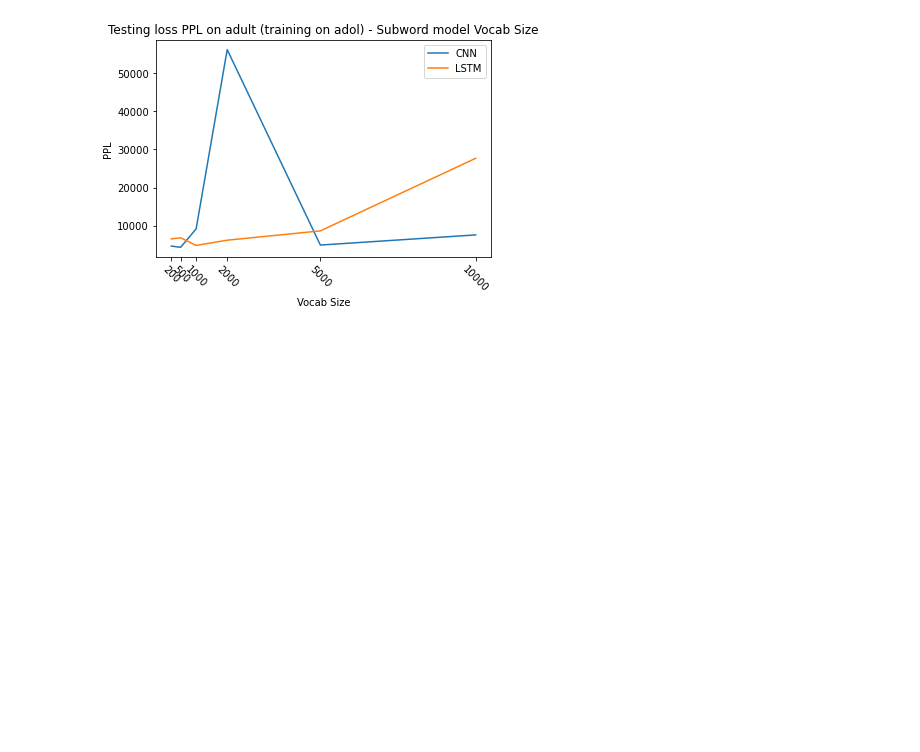
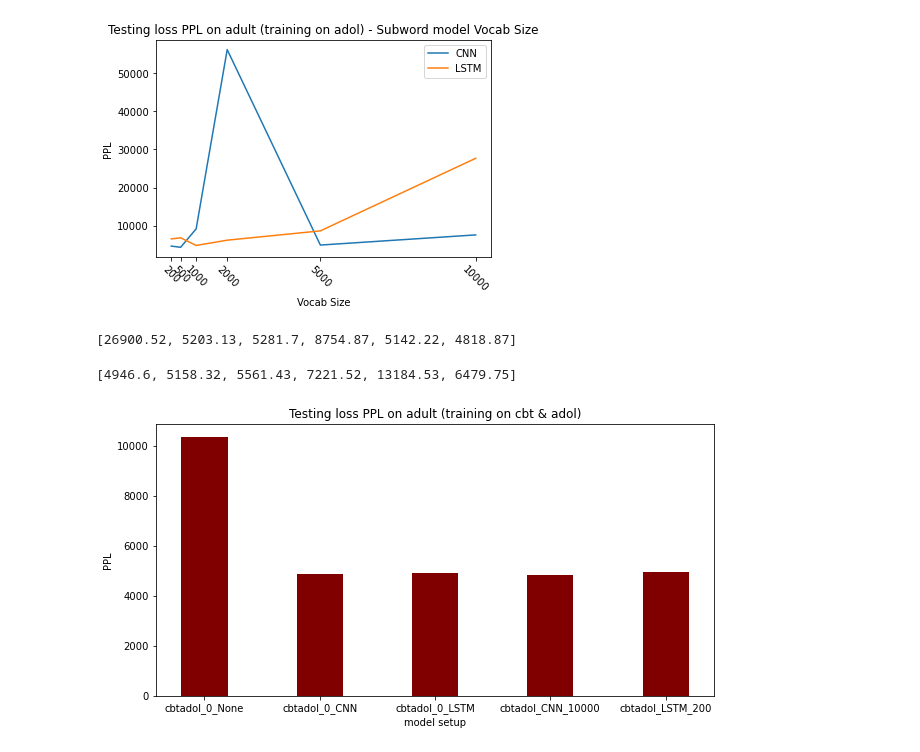
Before and after one commit to shifengxu/CE7455-FinalProject, a Jupyter notebook: log2plot.ipynb, the cells around one changed output. Cells and saved outputs as stored; diff of their text form; code cells hidden in the pictures; blank space fills up the shorter version.

Commit message:
added training performance
for cbtadol200 CNN

```diff
--- a/log2plot.ipynb
+++ b/log2plot.ipynb
@@ -548,0 +552,37 @@ plt.show()
+# %%
+cbtadol_sws_CNN_ppls = \
+[oS_cbtadol_200_CNN_testloss_adult_ppl[-1], oS_cbtadol_500_CNN_testloss_adult_ppl[-1], oS_cbtadol_1000_CNN_testloss_adult_ppl[-1], \
+ oS_cbtadol_2000_CNN_testloss_adult_ppl[-1], oS_cbtadol_5000_CNN_testloss_adult_ppl[-1], oS_cbtadol_10000_CNN_testloss_adult_ppl[-1]]
+# %%
+cbtadol_sws_CNN_ppls
+# %% [output]
+[26900.52, 5203.13, 5281.7, 8754.87, 5142.22, 4818.87]
+# %%
+cbtadol_sws_LSTM_ppls = \
+[oS_cbtadol_200_LSTM_testloss_adult_ppl[-1], oS_cbtadol_500_LSTM_testloss_adult_ppl[-1], oS_cbtadol_1000_LSTM_testloss_adult_ppl[-1], \
+ oS_cbtadol_2000_LSTM_testloss_adult_ppl[-1], oS_cbtadol_5000_LSTM_testloss_adult_ppl[-1], oS_cbtadol_10000_LSTM_testloss_adult_ppl[-1]]
+# %%
+cbtadol_sws_LSTM_ppls
+# %% [output]
+[4946.6, 5158.32, 5561.43, 7221.52, 13184.53, 6479.75]
+# %%
+# word and char embedding
+oS_cbtadol_0_None_adult_ppl = oS_cbtadol_0_None_testloss_adult_ppl[-1]
+oS_cbtadol_0_CNN_adult_ppl = oS_cbtadol_0_CNN_testloss_adult_ppl[-1]
+oS_cbtadol_0_LSTM_adult_ppl = oS_cbtadol_0_LSTM_testloss_adult_ppl[-1]
+oS_cbtadol_sws_CNN_adult_ppl = min(cbtadol_sws_CNN_ppls)
+oS_cbtadol_sws_LSTM_adult_ppl = min(cbtadol_sws_LSTM_ppls)
+# %%
+model_setup = ["cbtadol_0_None", "cbtadol_0_CNN", "cbtadol_0_LSTM", "cbtadol_CNN_10000", "cbtadol_LSTM_200"]
+ppls = [oS_cbtadol_0_None_adult_ppl, oS_cbtadol_0_CNN_adult_ppl, oS_cbtadol_0_LSTM_adult_ppl, oS_cbtadol_sws_CNN_adult_ppl, oS_cbtadol_sws_LSTM_adult_ppl]
+plt.figure(figsize=(10,5))
+plt.bar(model_setup, ppls, color ='maroon',
+        width = 0.4)
+
+
+plt.title("Testing loss PPL on adult (training on cbt & adol)")
+plt.xlabel('model setup')
+plt.ylabel('PPL')
+plt.show()
+# %% [output]
+[figure, added]
```
Also changed, not shown: parts of 10 cells of this notebook, 1 other file.
